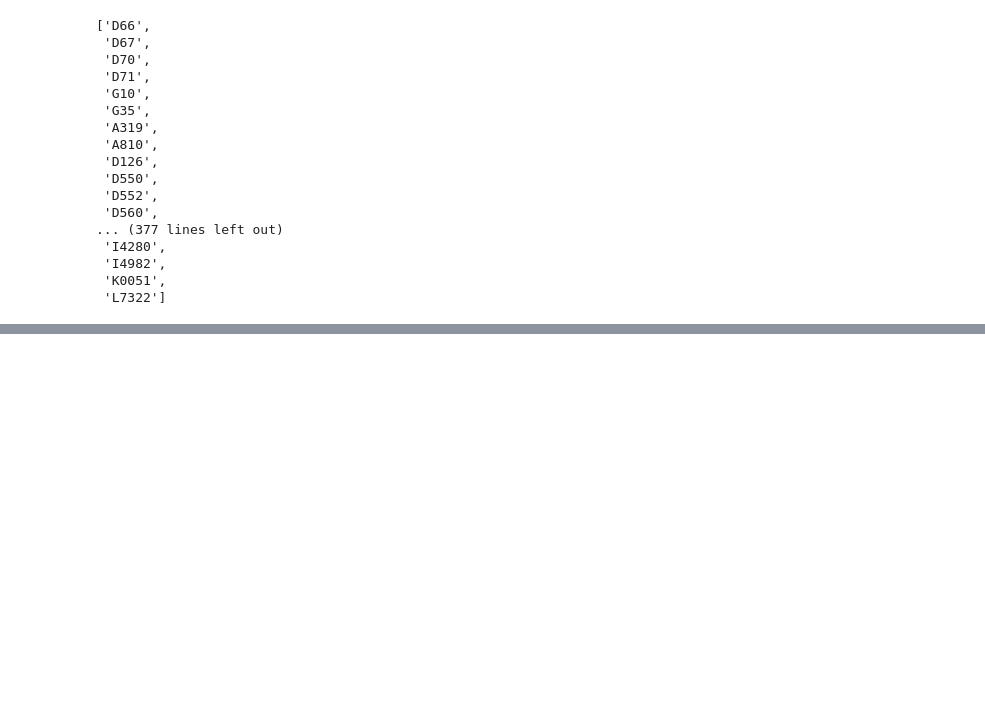
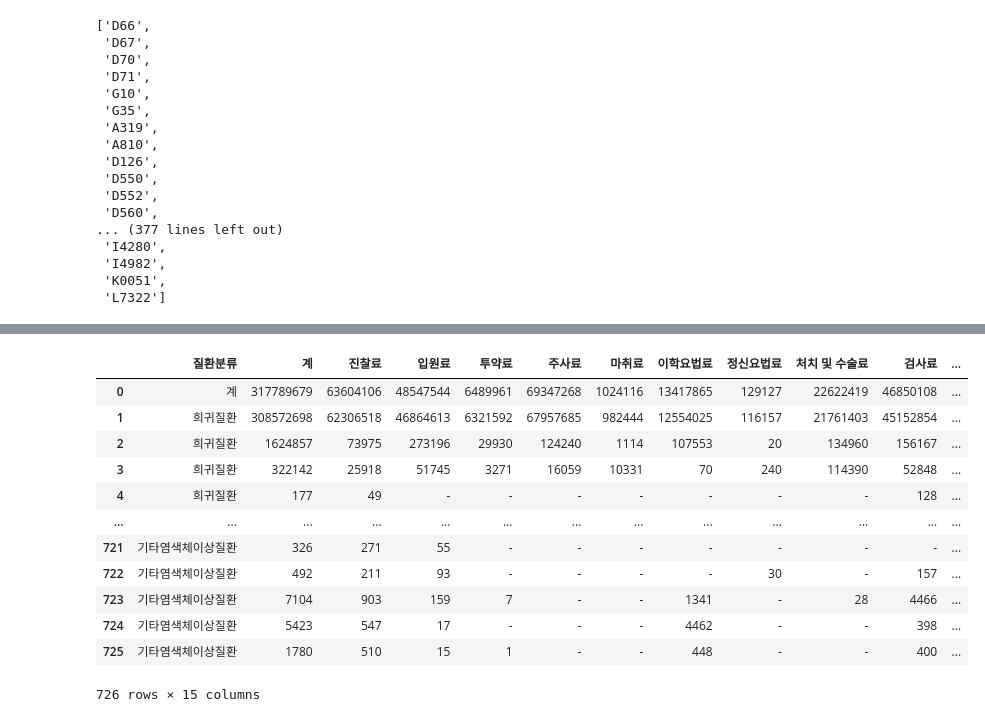
Before and after one commit to kdj0712/rare_field_fastapis, a Jupyter notebook: data/data_analysis/persona2/ipynb/jisu.ipynb, the cells around one changed output, grey strips where cells are left out. Saved outputs shown, nothing was run; the diff lists cells and outputs as text; code cells hidden in the pictures; blank space fills up the shorter version.

```diff
--- a/data/data_analysis/persona2/ipynb/jisu.ipynb
+++ b/data/data_analysis/persona2/ipynb/jisu.ipynb
@@ -201,3 +233,5 @@ rare_code
  'I4982',
  'K0051',
  'L7322']
+# %%
+df_CMCBC.rename(columns = { '질병분류코드 및 질환별(1)' : '질환분류', '질병분류코드 및 질환별(2)':'질환종류'}, inplace=True)
@@ -203,0 +305,16 @@ rare_code
+# %%
+df_CMCBC.drop(columns='질환종류')
+# %% [output]
+|  | 질환분류 | 계 | 진찰료 | 입원료 | 투약료 | 주사료 | 마취료 | 이학요법료 | 정신요법료 | 처치 및 수술료 | 검사료 | ... |
+| 0 | 계 | 317789679 | 63604106 | 48547544 | 6489961 | 69347268 | 1024116 | 13417865 | 129127 | 22622419 | 46850108 | ... |
+| 1 | 희귀질환 | 308572698 | 62306518 | 46864613 | 6321592 | 67957685 | 982444 | 12554025 | 116157 | 21761403 | 45152854 | ... |
+| 2 | 희귀질환 | 1624857 | 73975 | 273196 | 29930 | 124240 | 1114 | 107553 | 20 | 134960 | 156167 | ... |
+| 3 | 희귀질환 | 322142 | 25918 | 51745 | 3271 | 16059 | 10331 | 70 | 240 | 114390 | 52848 | ... |
+| 4 | 희귀질환 | 177 | 49 | - | - | - | - | - | - | - | 128 | ... |
+| ... | ... | ... | ... | ... | ... | ... | ... | ... | ... | ... | ... | ... |
+| 721 | 기타염색체이상질환 | 326 | 271 | 55 | - | - | - | - | - | - | - | ... |
+| 722 | 기타염색체이상질환 | 492 | 211 | 93 | - | - | - | - | 30 | - | 157 | ... |
+| 723 | 기타염색체이상질환 | 7104 | 903 | 159 | 7 | - | - | 1341 | - | 28 | 4466 | ... |
+| 724 | 기타염색체이상질환 | 5423 | 547 | 17 | - | - | - | 4462 | - | - | 398 | ... |
+| 725 | 기타염색체이상질환 | 1780 | 510 | 15 | 1 | - | - | 448 | - | - | 400 | ... |
+726 rows × 15 columns
```
Also changed, not shown: parts of 19 cells of this notebook, 2 other files.
